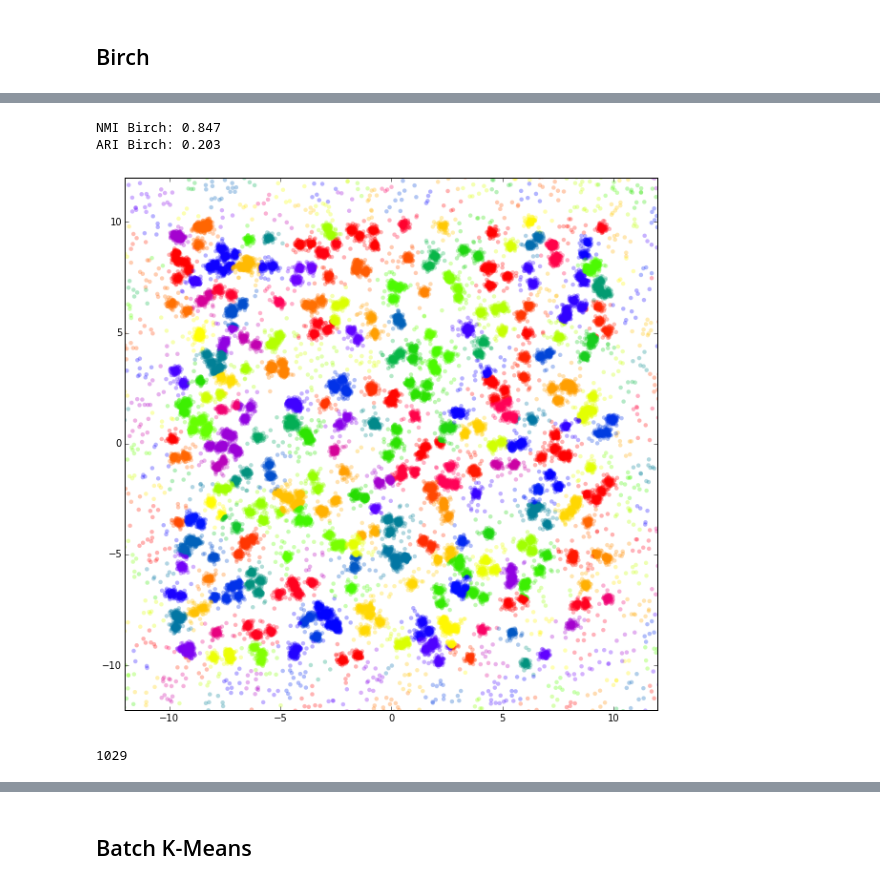
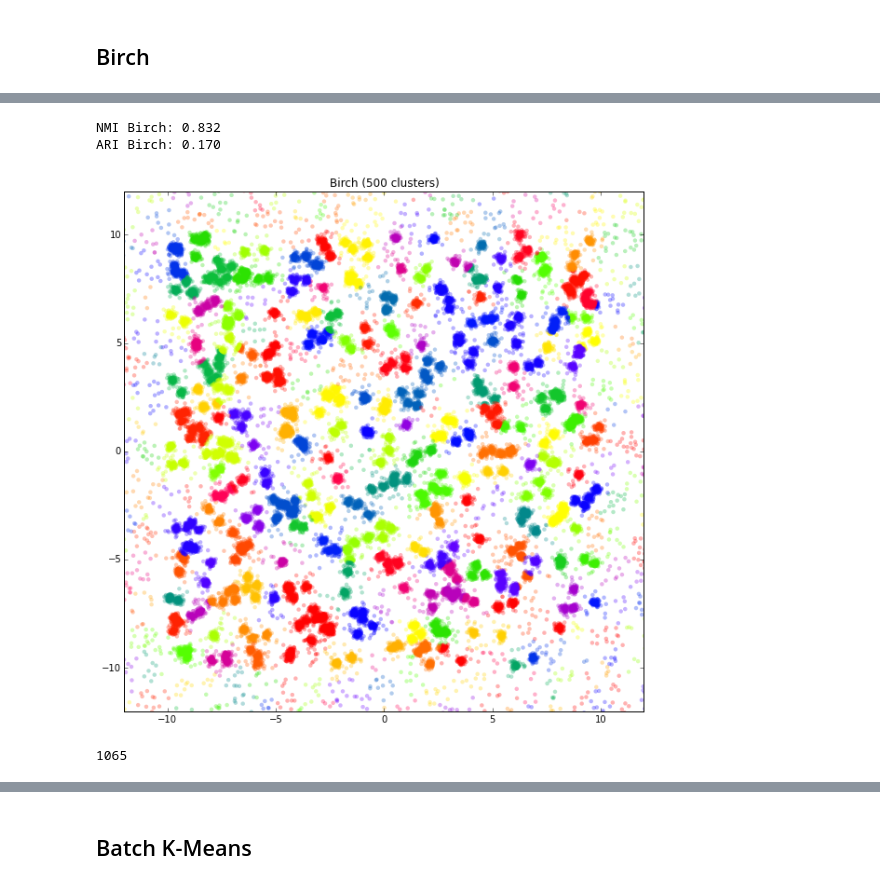
Before and after one commit to ogrisel/notebooks, a Jupyter notebook: sklearn_demos/Large Scale 2D Clustering.ipynb, the cells around one changed output, grey strips where cells are left out. Cells and saved outputs as stored; diff of their text form; code cells hidden in the pictures.

```diff
--- a/sklearn_demos/Large Scale 2D Clustering.ipynb
+++ b/sklearn_demos/Large Scale 2D Clustering.ipynb
@@ -7,13 +7,13 @@ from sklearn.utils import shuffle
 # %%
 rng = np.random.RandomState(42)
 # %%
-n_samples = int(1e4)
+n_samples = int(1e5)
 n_signal_samples = int(0.9 * n_samples)
 n_noise_samples = n_samples - n_signal_samples
-n_features = 100
+n_features = 2
 
 signal, labels = make_blobs(n_samples=n_signal_samples, n_features=n_features,
-                            cluster_std=1, centers=500,
+                            cluster_std=0.1, centers=500,
                             random_state=rng)
 noise = rng.uniform(low=-15, high=15, size=(n_noise_samples, n_features))
 
@@ -22,14 +22,16 @@ labels = np.concatenate([labels, [-1] * noise.shape[0]])
 data, labels = shuffle(data, labels, random_state=rng)
 # %%
 def plot_data_with_labels(data, labels, alpha=0.3, cm=plt.cm.prism, subsample=int(5e4),
-                          random_state=0):
+                          title=None, random_state=0):
     n_samples = data.shape[0]
-    title = "Scatter plot of the first 2 dimensions"
+
+    if title is None:
+        title = "Scatter plot of the first 2 dimensions"
+
     if n_samples > subsample:
         idx = shuffle(np.arange(n_samples), random_state=random_state)[:subsample]
         data = data[idx]
         labels = labels[idx]
-        title += "\nssubsampled to %d samples out of %d" % (subsample, n_samples)
 
     plt.figure(figsize=(10, 10))
     plt.xlim(-12, 12)
@@ -148,6 +112,6 @@ plot_data_with_labels(data, mbkmeans_labels)
 %%time
 from sklearn.cluster import Birch
 
-birch = Birch(threshold=0.5, n_clusters=600)
+birch = Birch(threshold=0.5, n_clusters=500)
 birch_labels = birch.fit_predict(data)
 # %% [output]
@@ -159,16 +123,16 @@ print("NMI Birch: %0.3f"
 print("ARI Birch: %0.3f"
       % adjusted_rand_score(labels, birch_labels))
 # %% [output]
-NMI Birch: 0.847
-ARI Birch: 0.203
+NMI Birch: 0.832
+ARI Birch: 0.170
 # %%
-plot_data_with_labels(data, birch_labels)
+plot_data_with_labels(data, birch_labels, title='Birch (500 clusters)')
 # %% [output]
-[figure, old version]
+[figure, new version]
 # %%
 print(len(birch.subcluster_centers_))
 # %% [output]
-1029
+1065
 # %%
 %%time
 birch.set_params(n_clusters=10)
```
Also changed, not shown: parts of 24 cells of this notebook, 2 other files.
